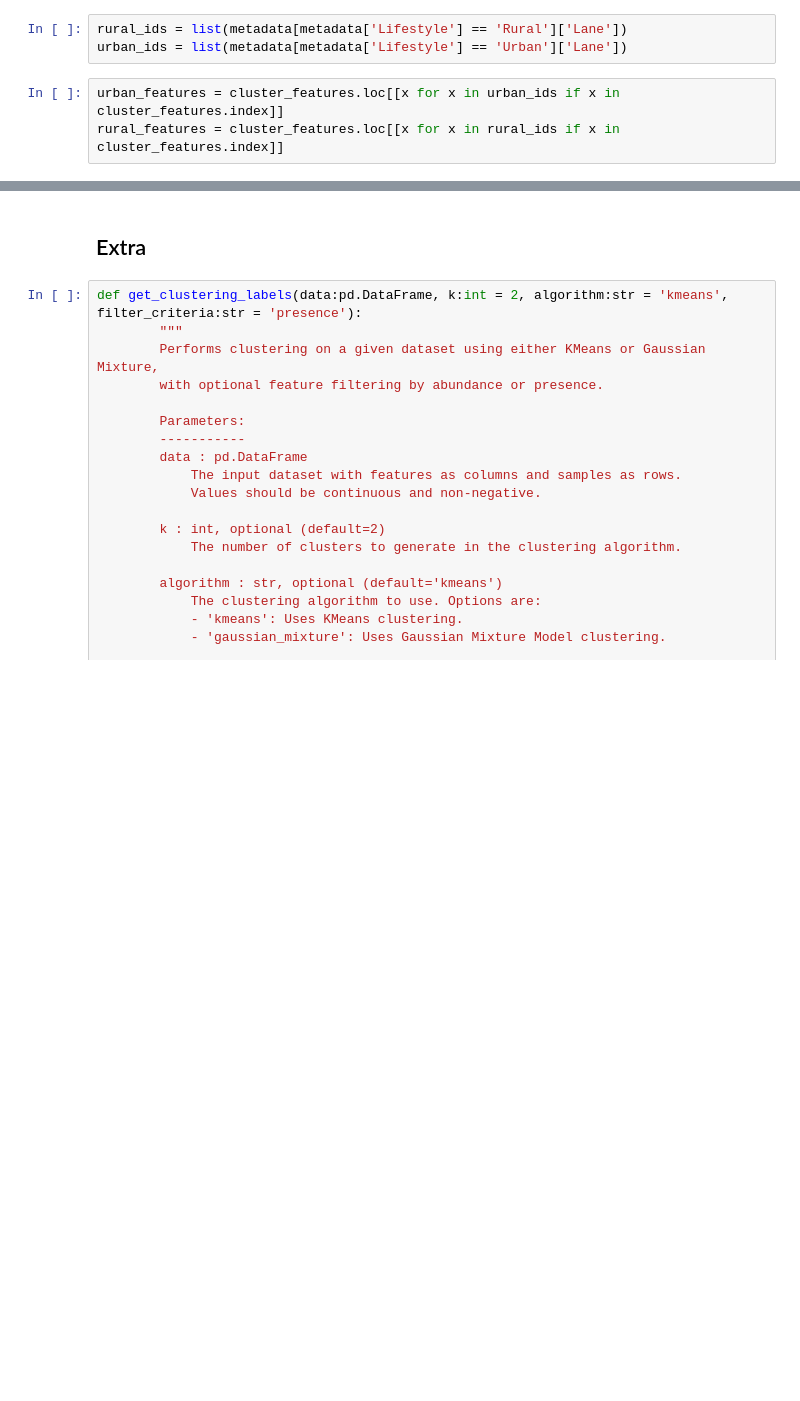
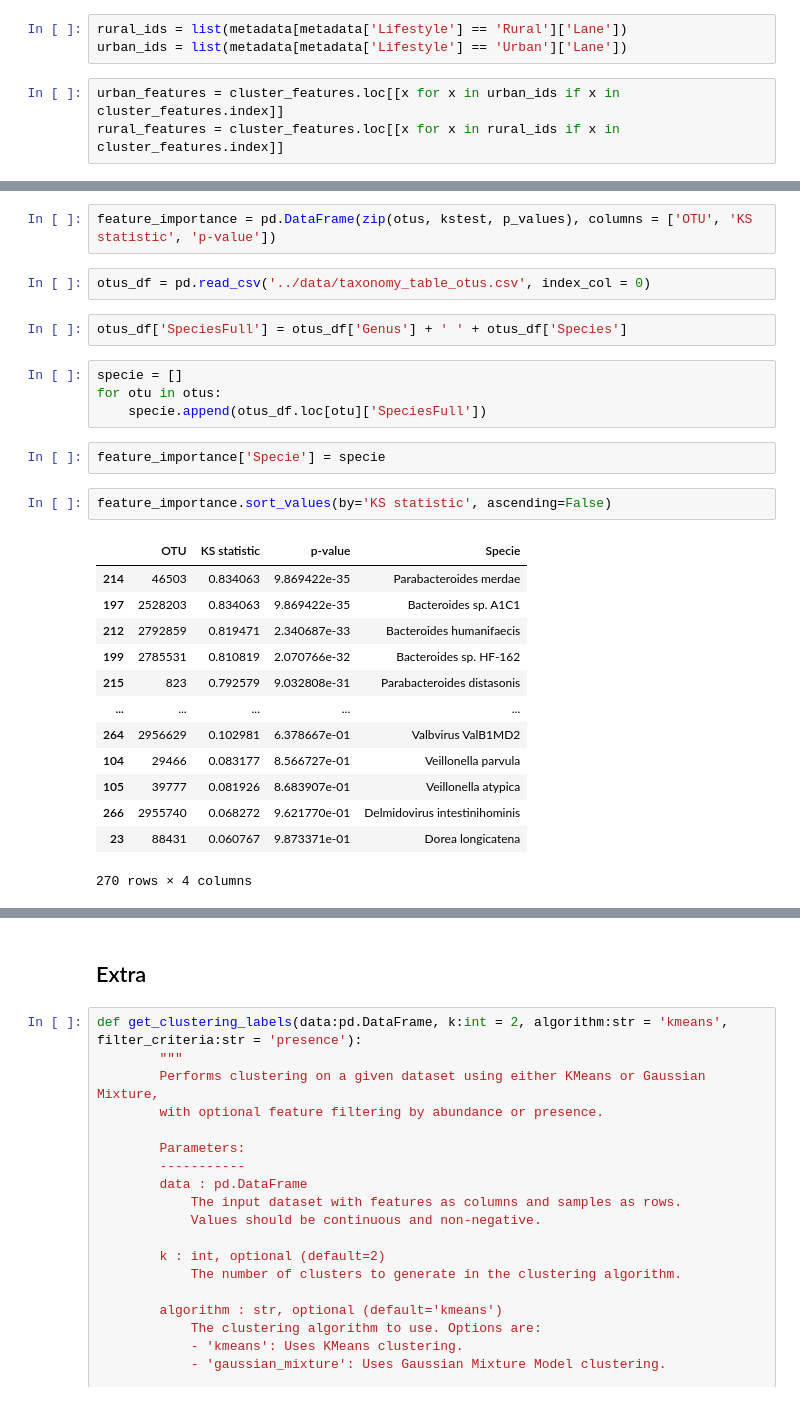
Before and after one commit to RafaPe/MX-Rural-Urban-Microbiome, a Jupyter notebook: notebooks/clutering_experiments.ipynb, the cells around one changed output, grey strips where cells are left out. Cells and saved outputs as stored; diff of their text form; blank space fills up the shorter version.

```diff
--- a/notebooks/clutering_experiments.ipynb
+++ b/notebooks/clutering_experiments.ipynb
@@ -638,0 +627,28 @@ KS Statistic: 0.35688972274338127, p-value: 5.582907937903665e-06
+# %%
+feature_importance = pd.DataFrame(zip(otus, kstest, p_values), columns = ['OTU', 'KS statistic', 'p-value'])
+# %%
+otus_df = pd.read_csv('../data/taxonomy_table_otus.csv', index_col = 0)
+# %%
+otus_df['SpeciesFull'] = otus_df['Genus'] + ' ' + otus_df['Species']
+# %%
+specie = []
+for otu in otus:
+    specie.append(otus_df.loc[otu]['SpeciesFull'])
+# %%
+feature_importance['Specie'] = specie
+# %%
+feature_importance.sort_values(by='KS statistic', ascending=False)
+# %% [output]
+|  | OTU | KS statistic | p-value | Specie |
+| 214 | 46503 | 0.834063 | 9.869422e-35 | Parabacteroides merdae |
+| 197 | 2528203 | 0.834063 | 9.869422e-35 | Bacteroides sp. A1C1 |
+| 212 | 2792859 | 0.819471 | 2.340687e-33 | Bacteroides humanifaecis |
+| 199 | 2785531 | 0.810819 | 2.070766e-32 | Bacteroides sp. HF-162 |
+| 215 | 823 | 0.792579 | 9.032808e-31 | Parabacteroides distasonis |
+| ... | ... | ... | ... | ... |
+| 264 | 2956629 | 0.102981 | 6.378667e-01 | Valbvirus ValB1MD2 |
+| 104 | 29466 | 0.083177 | 8.566727e-01 | Veillonella parvula |
+| 105 | 39777 | 0.081926 | 8.683907e-01 | Veillonella atypica |
+| 266 | 2955740 | 0.068272 | 9.621770e-01 | Delmidovirus intestinihominis |
+| 23 | 88431 | 0.060767 | 9.873371e-01 | Dorea longicatena |
+270 rows × 4 columns
```
Also changed, not shown: parts of 2 cells of this notebook.
